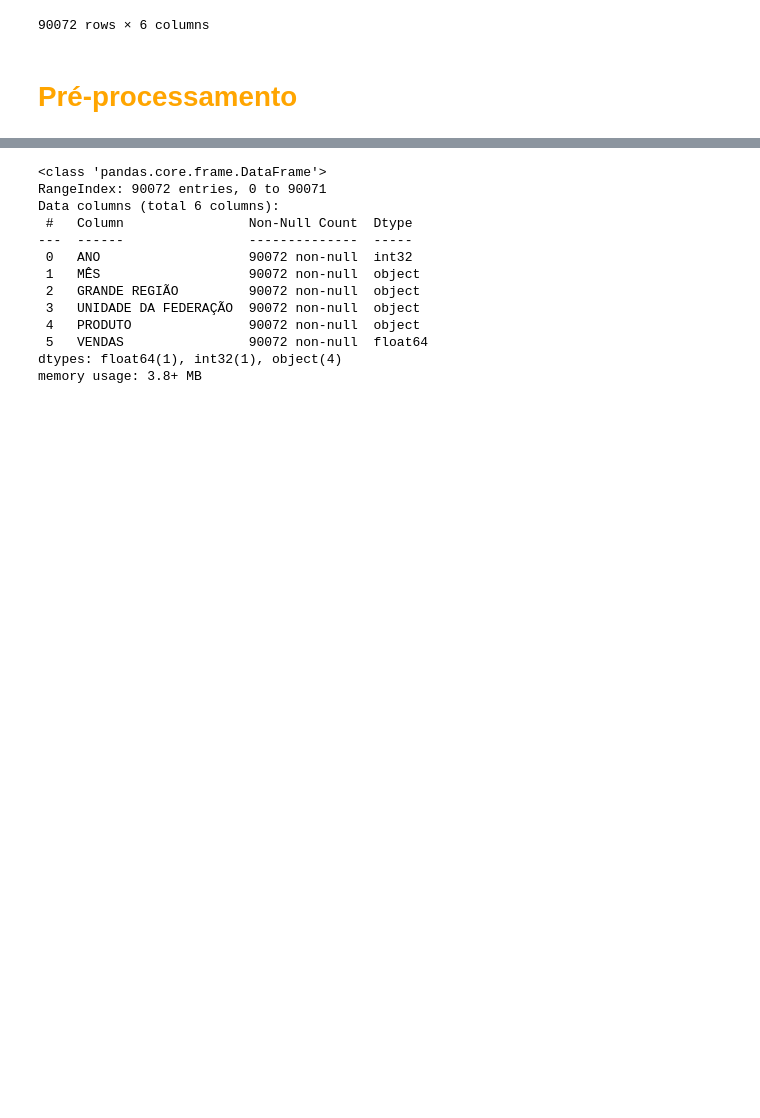
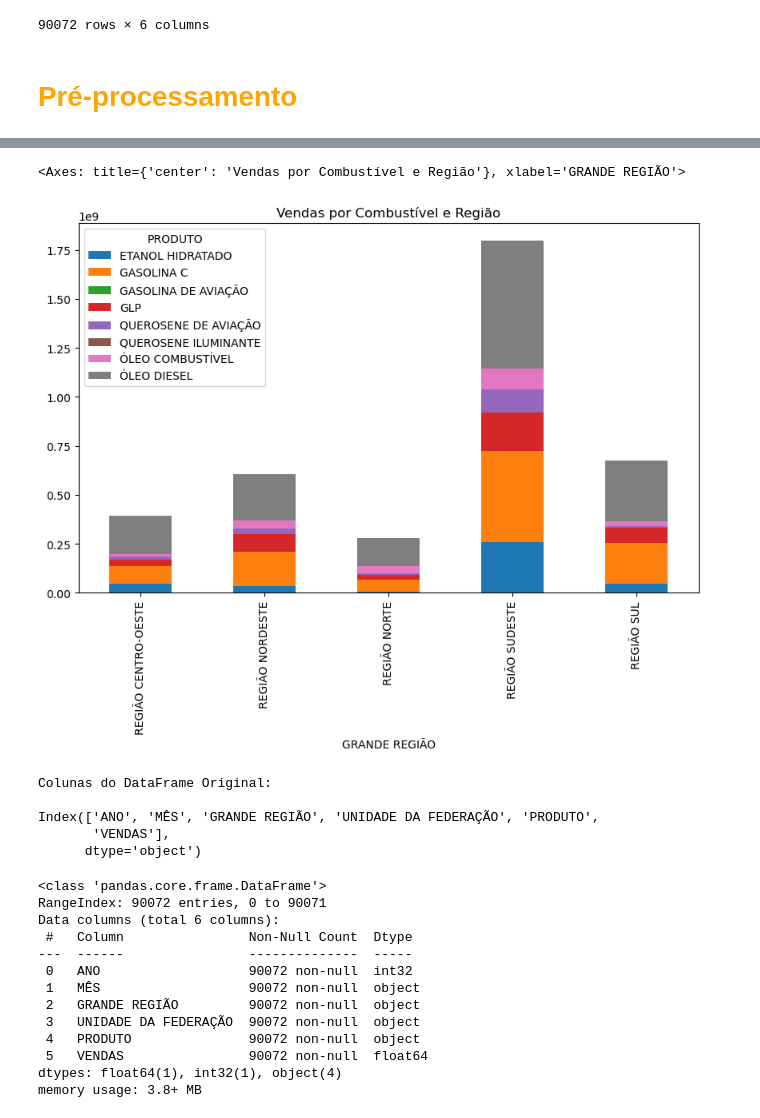
Before and after one commit to dib10/projeto-aprendizado-de-maquina, a Jupyter notebook: Vendas_de_Derivados_de_Petroleo_e_Biocombustíveis.ipynb, the cells around one changed output, grey strips where cells are left out. Drawn from its saved outputs; the diff is of its cells as text; code cells hidden in the pictures; blank space fills up the shorter version.

```diff
--- a/Vendas_de_Derivados_de_Petroleo_e_Biocombustíveis.ipynb
+++ b/Vendas_de_Derivados_de_Petroleo_e_Biocombustíveis.ipynb
@@ -43,3 +50,17 @@ df
+# %%
+vendas_por_produto_regiao = df.groupby(['GRANDE REGIÃO', 'PRODUTO'])['VENDAS'].sum().unstack()
+vendas_por_produto_regiao.plot(kind='bar', stacked=True, figsize=(10, 6), title='Vendas por Combustível e Região')
+# %% [output]
+<Axes: title={'center': 'Vendas por Combustível e Região'}, xlabel='GRANDE REGIÃO'>
+[figure, added]
+# %%
+print(f'Colunas do DataFrame Original:\n\n{df.columns}')
+# %% [output]
+Colunas do DataFrame Original:
+
+Index(['ANO', 'MÊS', 'GRANDE REGIÃO', 'UNIDADE DA FEDERAÇÃO', 'PRODUTO',
+       'VENDAS'],
+      dtype='object')
 # %%
 df.info()
 # %% [output]
```
Also changed, not shown: parts of 15 cells of this notebook.
